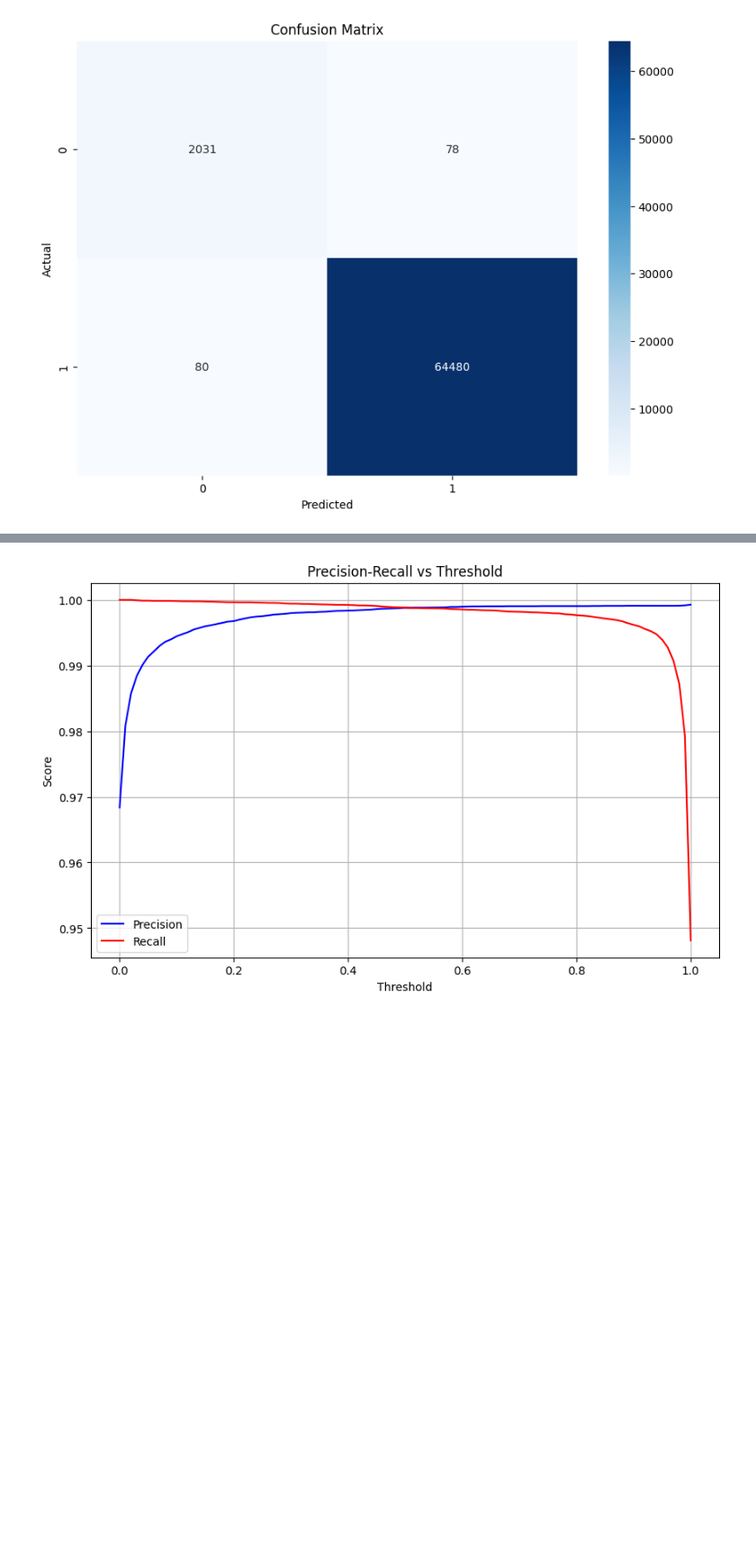
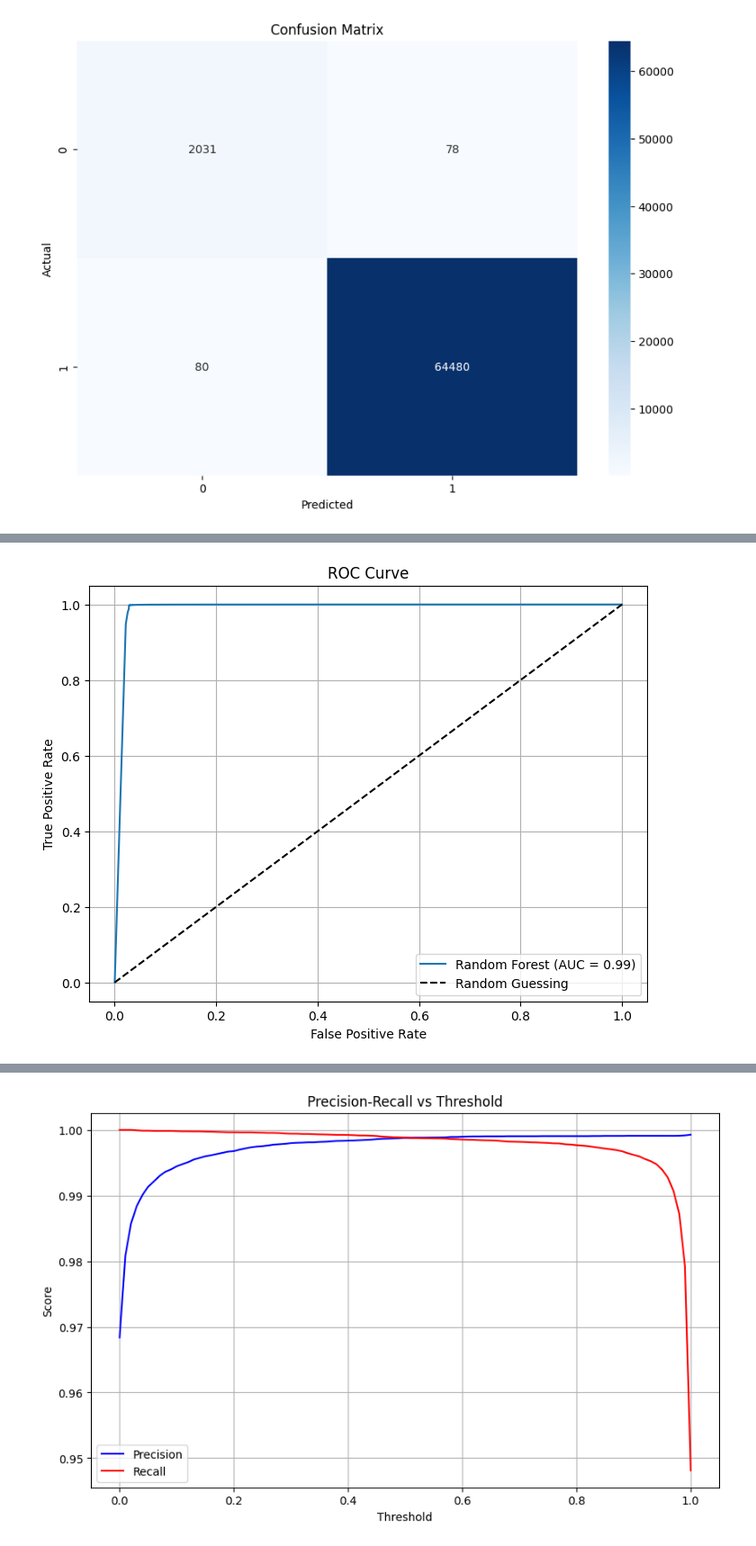
Before and after one commit to bmijangos/ProyectoIntegrador, a Jupyter notebook: Avance5_Equipo21.ipynb, the cells around one changed output, grey strips where cells are left out. Shown at 90% size. Saved outputs shown, nothing was run; the diff lists cells and outputs as text; code cells hidden in the pictures; blank space fills up the shorter version.

```diff
--- a/Avance5_Equipo21.ipynb
+++ b/Avance5_Equipo21.ipynb
@@ -795,28 +795,3 @@ accuracy = accuracy_score(y_test, y_pred)
 print(f"Precisión del modelo Random Forest: {accuracy}")
 # %% [output]
 Precisión del modelo Random Forest: 0.9976300829470969
-# %%
-from sklearn.metrics import roc_curve, auc
-
-# Inicializar y entrenar el modelo Random Forest
-rf = RandomForestClassifier(n_estimators=100, random_state=42)
-rf.fit(X_train, y_train)
-
-# Calcular las probabilidades de predicción para cada modelo
-y_pred_rf = rf.predict_proba(X_test)[:, 1]
-
-# Calcular la curva ROC y el área bajo la curva (AUC) para cada modelo
-fpr_rf, tpr_rf, _ = roc_curve(y_test, y_pred_rf)
-roc_auc_knn = auc(fpr_rf, tpr_rf)
-
-# Visualizar la curva ROC para cada modelo
-plt.figure(figsize=(10, 8))
-plt.plot(fpr_rf, tpr_rf, color='green', lw=2, label=f'ROC curve (AUC = {roc_auc_knn:.2f}) - rf')
-plt.plot([0, 1], [0, 1], color='black', lw=2, linestyle='--')
-plt.xlim([0.0, 1.0])
-plt.ylim([0.0, 1.05])
-plt.xlabel('False Positive Rate')
-plt.ylabel('True Positive Rate')
-plt.title('Receiver Operating Characteristic (ROC) curve')
-plt.legend(loc='lower right')
-plt.show()
@@ -851,0 +861,5 @@ plt.show()
+# %%
+# Calcular y mostrar el AUC-ROC
+y_prob = rf_model.predict_proba(X_test)[:, 1]
+roc_auc = roc_auc_score(y_test, y_prob)
+print("AUC-ROC:", roc_auc)
@@ -851,0 +872,14 @@ plt.show()
+# %%
+# Graficar la curva ROC
+fpr, tpr, _ = roc_curve(y_test, y_prob)
+plt.figure(figsize=(8, 6))
+plt.plot(fpr, tpr, label='Random Forest (AUC = {:.2f})'.format(roc_auc))
+plt.plot([0, 1], [0, 1], 'k--', label='Random Guessing')
+plt.xlabel('False Positive Rate')
+plt.ylabel('True Positive Rate')
+plt.title('ROC Curve')
+plt.legend(loc='best')
+plt.grid(True)
+plt.show()
+# %% [output]
+[figure, added]
```
Also changed, not shown: parts of 12 cells of this notebook.
